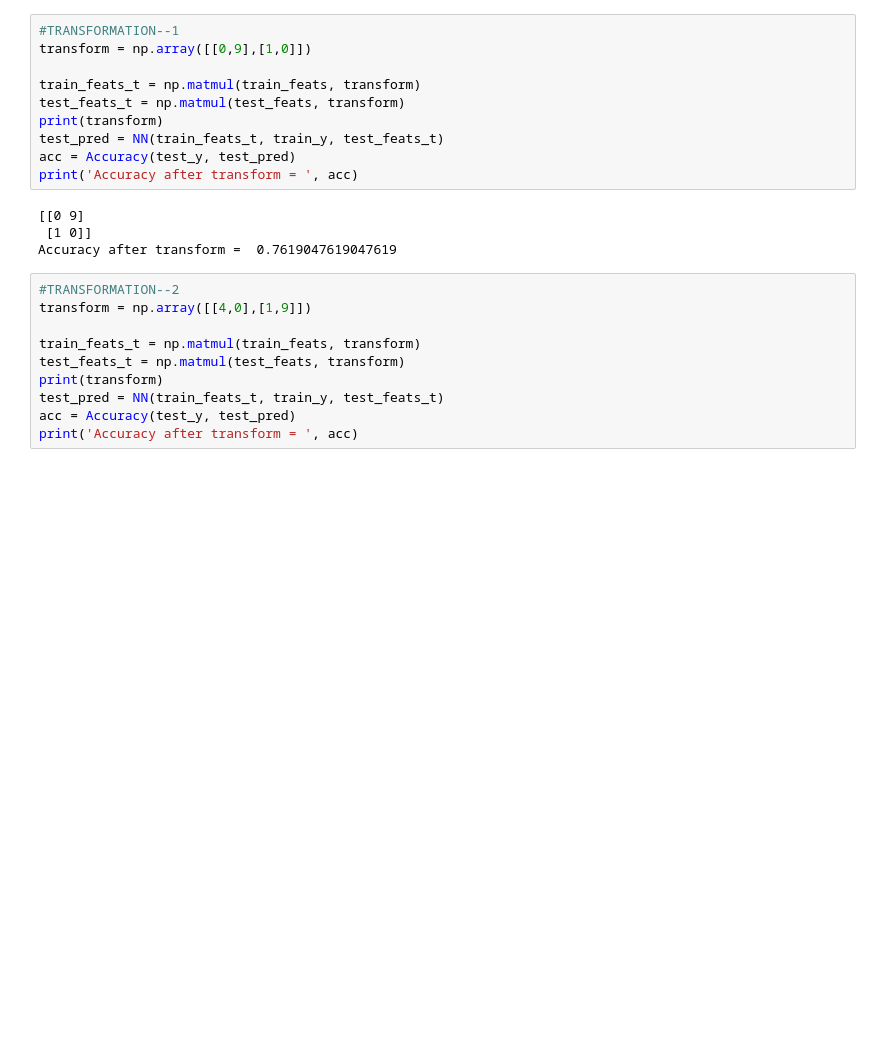
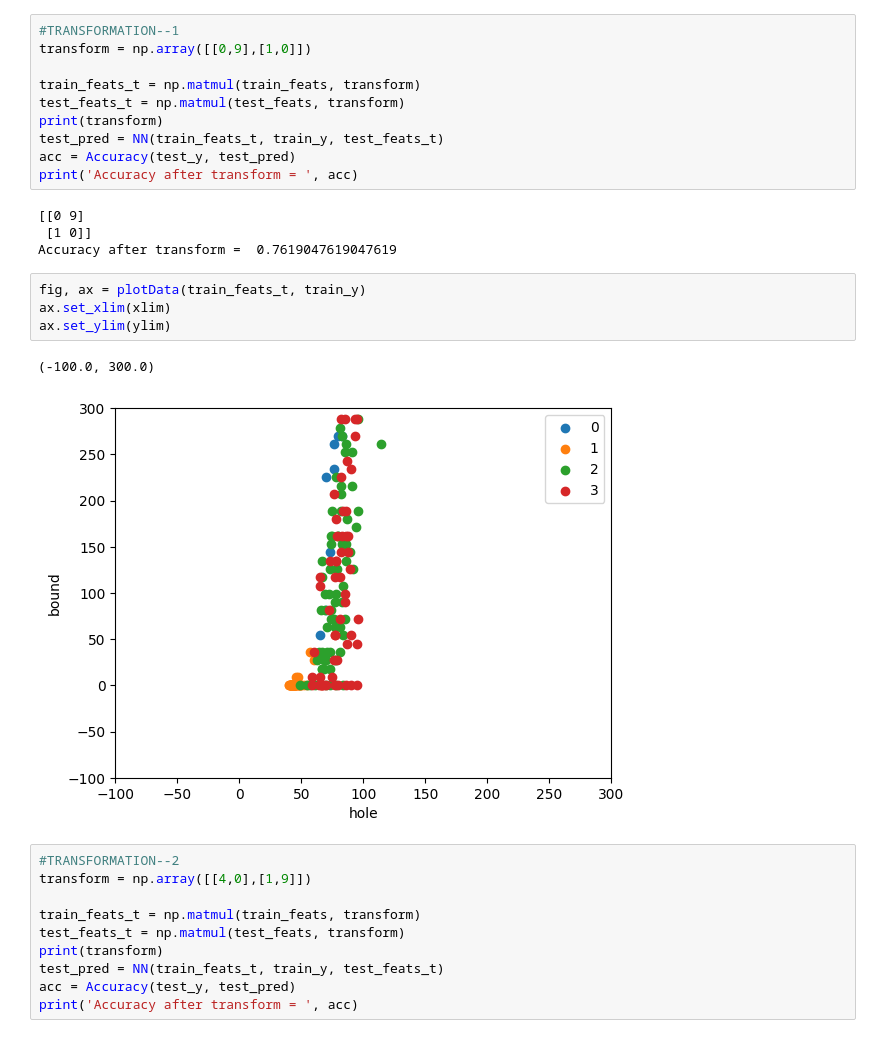
Before and after one commit to KadariPavani/FMML_labs, a Jupyter notebook: Module01Lab04LinearAlgebra.ipynb, the cells around one changed output. Drawn from its saved outputs; the diff is of its cells as text; blank space fills up the shorter version.

```diff
--- a/Module01Lab04LinearAlgebra.ipynb
+++ b/Module01Lab04LinearAlgebra.ipynb
@@ -362,6 +362,13 @@ print('Accuracy after transform = ', acc)
 [[0 9]
  [1 0]]
 Accuracy after transform =  0.7619047619047619
+# %%
+fig, ax = plotData(train_feats_t, train_y)
+ax.set_xlim(xlim)
+ax.set_ylim(ylim)
+# %% [output]
+(-100.0, 300.0)
+[figure, added]
 # %%
 #TRANSFORMATION--2
 transform = np.array([[4,0],[1,9]])
```
Also changed, not shown: parts of 1 cell of this notebook.
